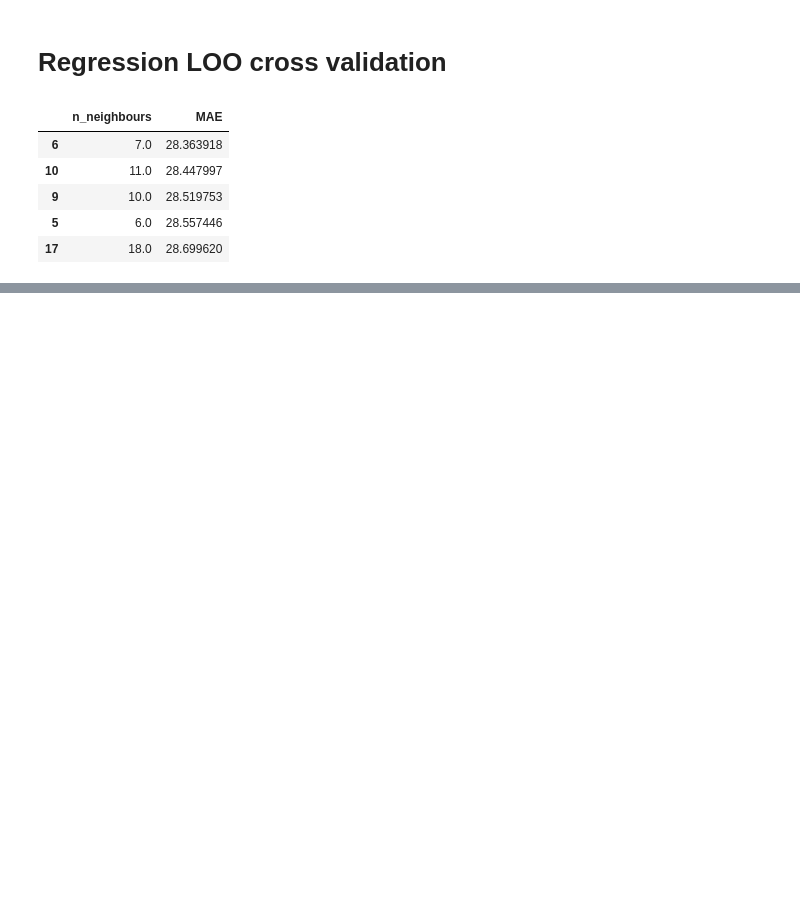
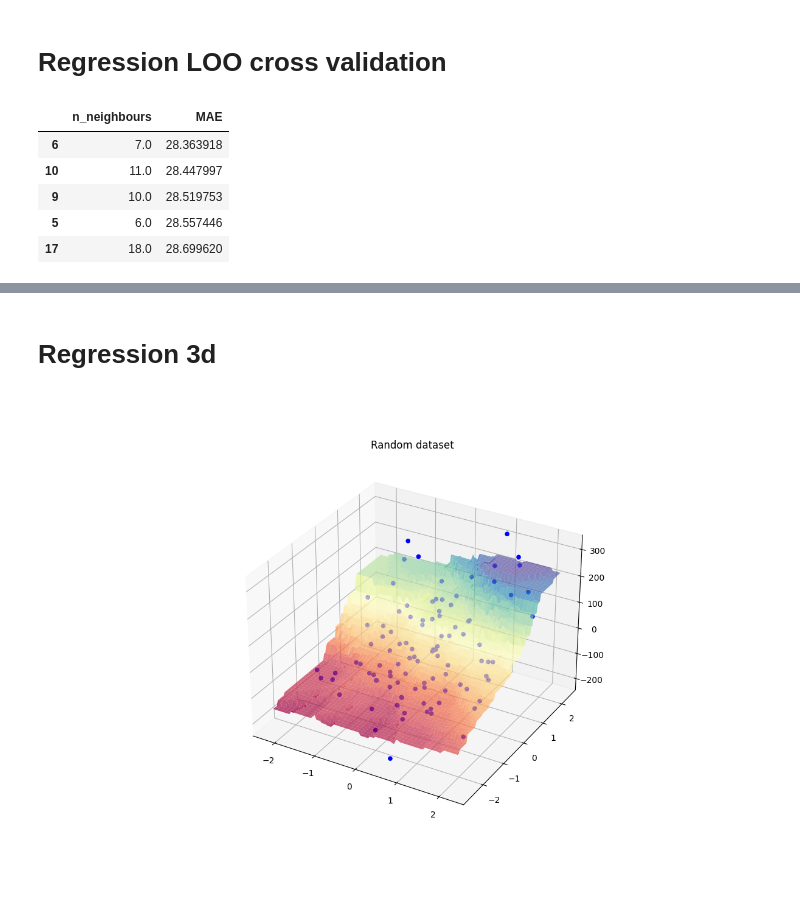
Before and after one commit to MeWoash/Data-analysis, a Jupyter notebook: lab7 knn algorithm/lab7.ipynb, the cells around one changed output, grey strips where cells are left out. Cells and saved outputs as stored; diff of their text form; code cells hidden in the pictures; blank space fills up the shorter version.

Commit message:
added 3d regression

```diff
--- a/lab7 knn algorithm/lab7.ipynb
+++ b/lab7 knn algorithm/lab7.ipynb
@@ -270,0 +275,36 @@ plt.show()
+# %% [markdown]
+# Regression 3d
+# %%
+X,y=datasets.make_regression(
+    n_samples=100,
+    n_features=2,
+    random_state=0,
+    noise=30
+)
+
+knn=Knn(n_neighbors=7)
+knn.fit(X,y)
+
+n_points=100
+mesh=np.meshgrid(np.linspace(min(X[:,0]),max(X[:,0]),n_points) , np.linspace(min(X[:,1]),max(X[:,1]),n_points))
+data = np.vstack([mesh[0].ravel(),mesh[1].ravel()]).T
+
+predicted=knn.predict_regression(data).reshape(n_points,n_points)
+# %%
+fig=plt.figure(figsize=(12,8))
+ax=fig.add_subplot(projection='3d')
+
+plt.title('Random dataset')
+
+
+
+#scat=ax.scatter3D(data[:,0],data[:,1],predicted,s=1,c='red')
+surf=ax.plot_surface(data[:,0].reshape(n_points,n_points),data[:,1].reshape(n_points,n_points),predicted,cmap=plt.cm.Spectral,alpha=0.7)
+
+scat=ax.scatter3D(X[:,0],X[:,1],y,s=20,c='blue',alpha=1)
+
+#ax.contour(mesh[0],mesh[1],predicted)
+
+plt.show()
+# %% [output]
+[figure, added]
```
Also changed, not shown: parts of 10 cells of this notebook.
